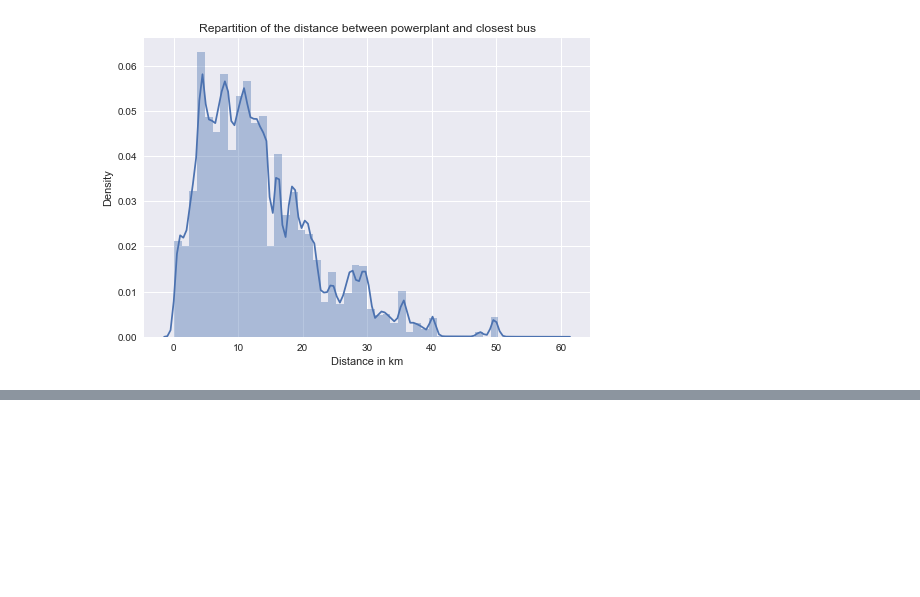
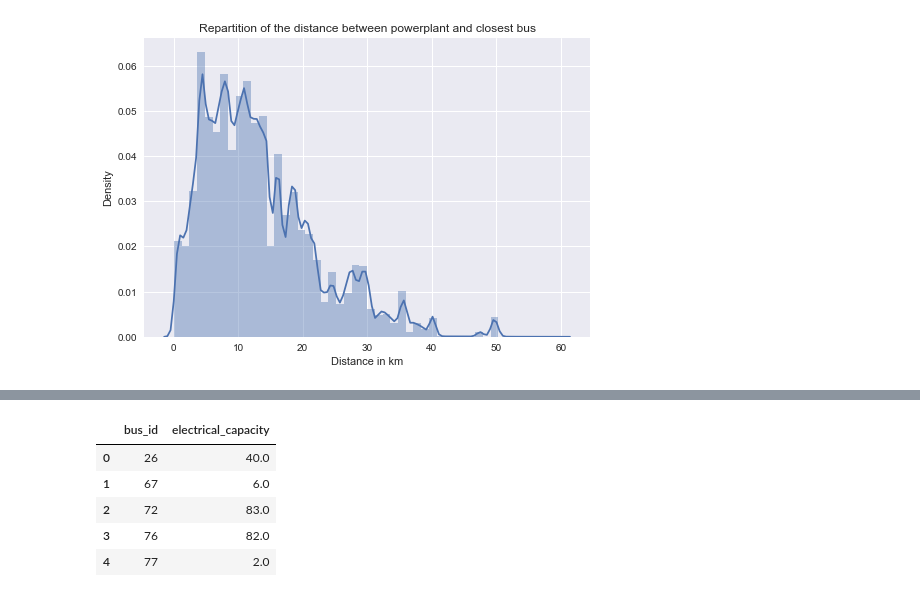
Before and after one commit to sebsa2/ALproject, a Jupyter notebook: associate_powerplants_and_buses.ipynb, the cells around one changed output, grey strips where cells are left out. Drawn from its saved outputs; the diff is of its cells as text; code cells hidden in the pictures; blank space fills up the shorter version.

```diff
--- a/associate_powerplants_and_buses.ipynb
+++ b/associate_powerplants_and_buses.ipynb
@@ -241,0 +297,9 @@ Number of points above 60 km : 379
+# %%
+df_bus_capacity.head()
+# %% [output]
+|  | bus_id | electrical_capacity |
+| 0 | 26 | 40.0 |
+| 1 | 67 | 6.0 |
+| 2 | 72 | 83.0 |
+| 3 | 76 | 82.0 |
+| 4 | 77 | 2.0 |
```
Also changed, not shown: parts of 9 cells of this notebook.
